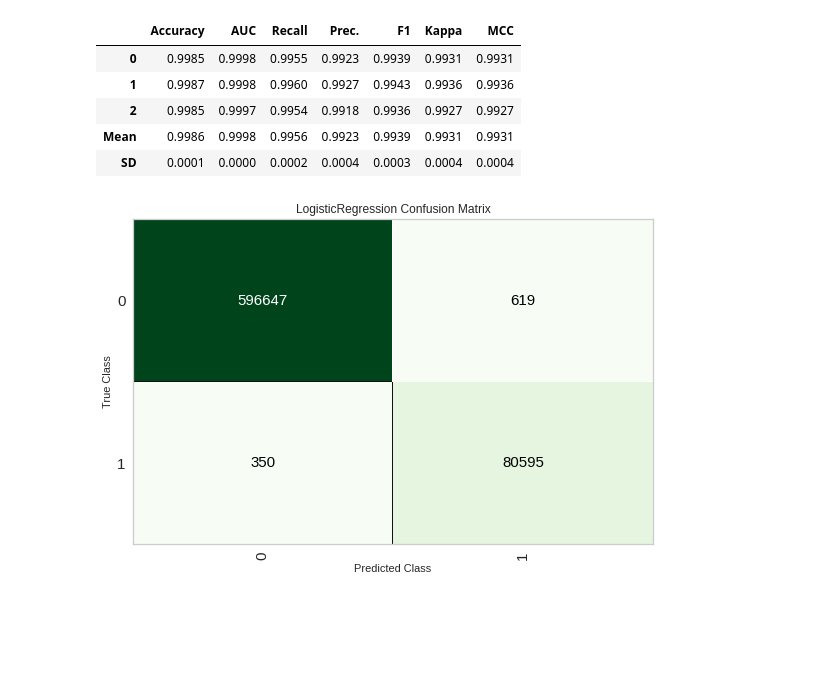
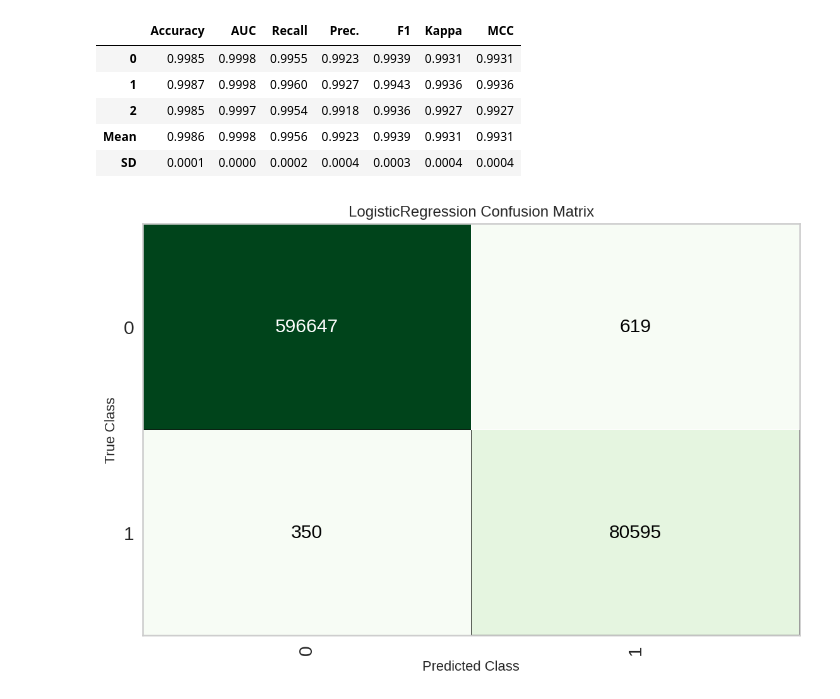
Before and after one commit to abhinavgairola/Lending_Club_Project, a Jupyter notebook: Machine_Learning.ipynb, the cells around one changed output. Cells and saved outputs as stored; diff of their text form; code cells hidden in the pictures; blank space fills up the shorter version.

```diff
--- a/Machine_Learning.ipynb
+++ b/Machine_Learning.ipynb
@@ -313,7 +313,7 @@ logistic = create_model('lr')
 | Mean | 0.9975 | 0.9996 | 0.9834 | 0.9955 | 0.9894 | 0.9880 | 0.9880 |
 | SD | 0.0001 | 0.0001 | 0.0005 | 0.0001 | 0.0003 | 0.0003 | 0.0003 |
 # %%
-tuned_ridge = tune_model(logistic,n_iter=3, optimize='auc')
+tuned_lr = tune_model(logistic,n_iter=3, optimize='auc')
 # %% [output]
 |  | Accuracy | AUC | Recall | Prec. | F1 | Kappa | MCC |
 | 0 | 0.9985 | 0.9998 | 0.9955 | 0.9923 | 0.9939 | 0.9931 | 0.9931 |
@@ -324,6 +324,6 @@ tuned_ridge = tune_model(logistic,n_iter=3, optimize='auc')
 # %%
 
 
-plot_model(tuned_ridge, plot = 'confusion_matrix')
+plot_model(tuned_lr, plot = 'confusion_matrix',scale=2)
 # %% [output]
-[figure, old version]
+[figure, new version]
```
Also changed, not shown: parts of 5 cells of this notebook.
